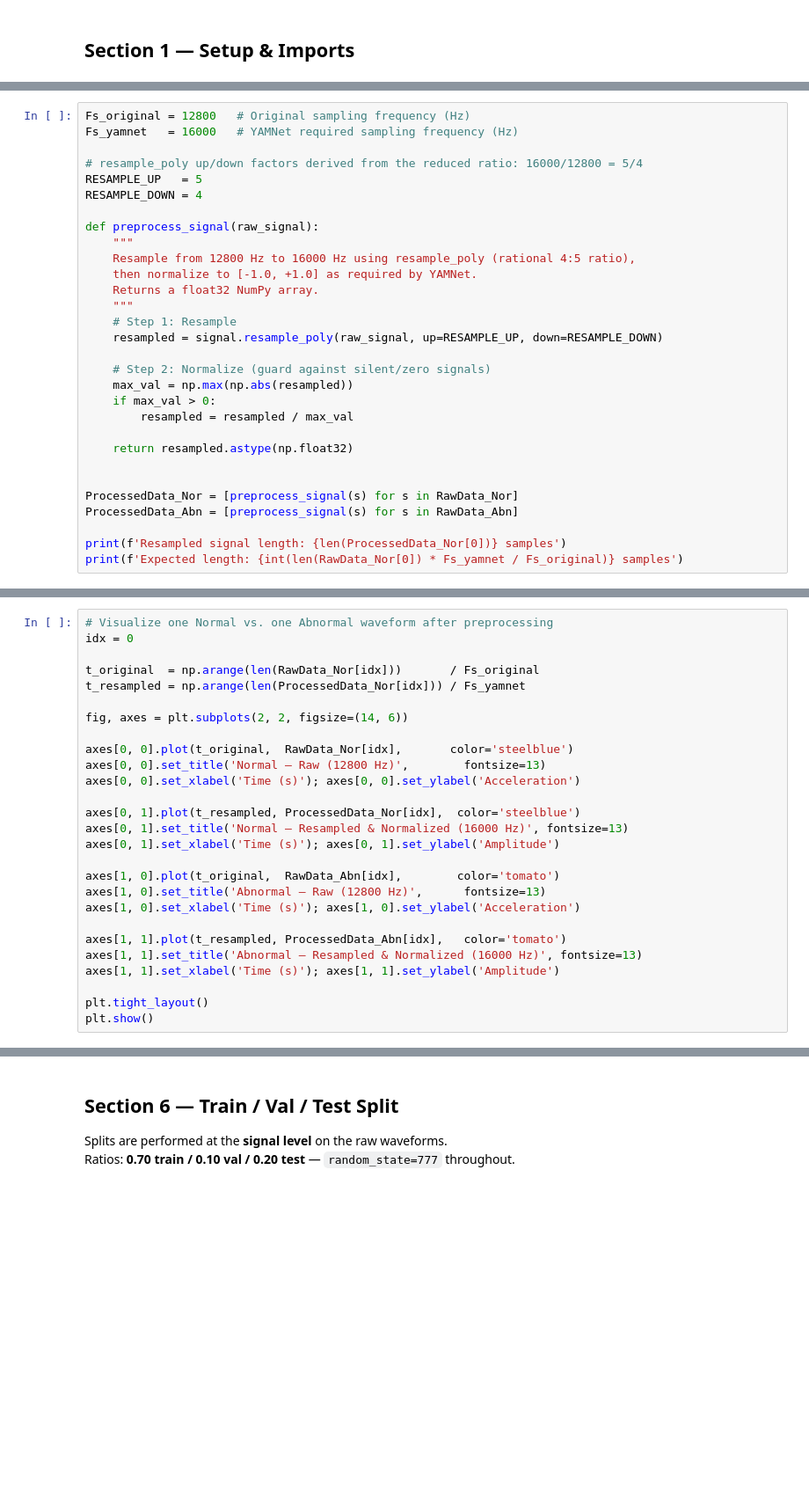
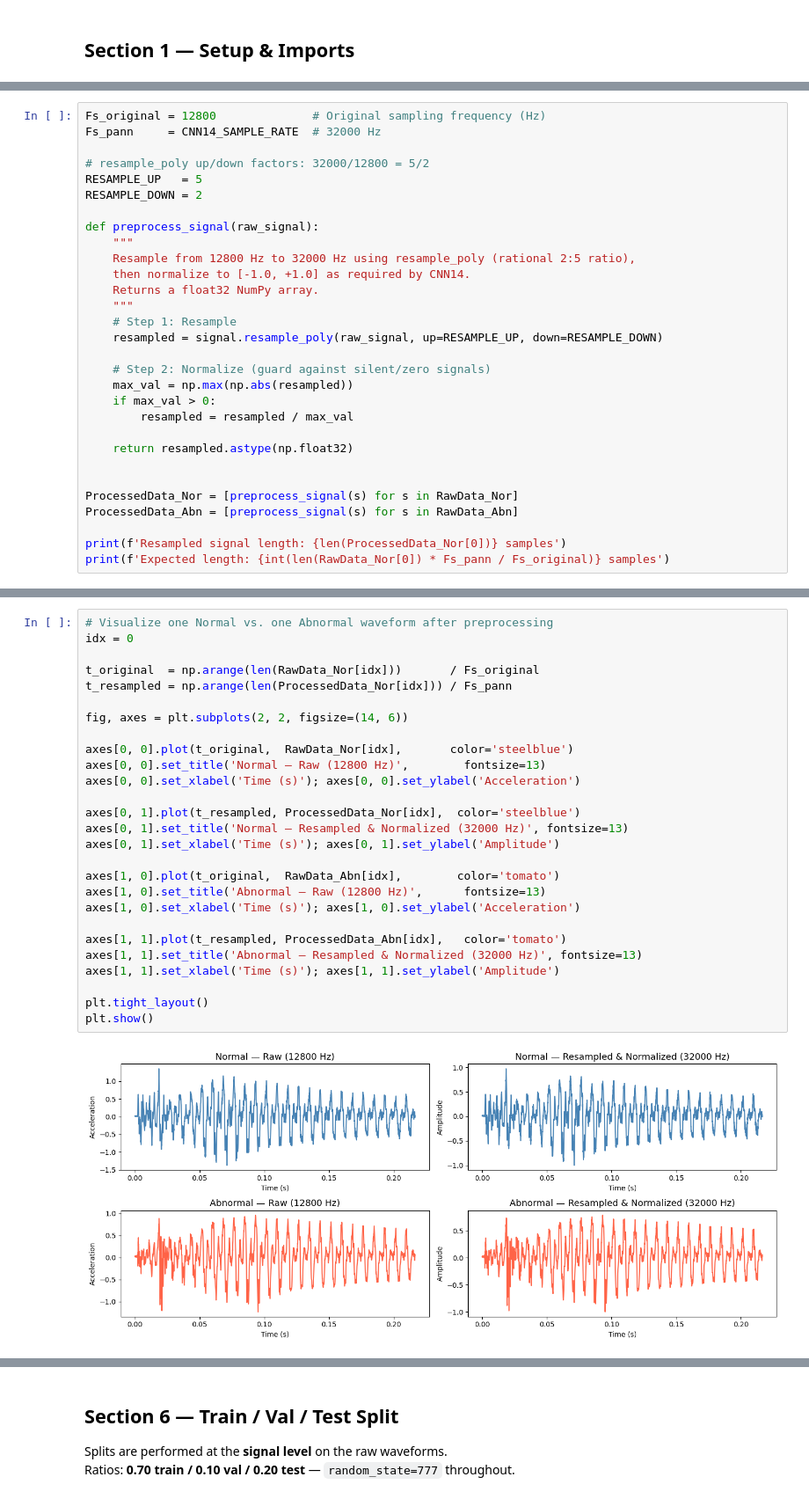
Before and after one commit to purduelamm/purdue_me597_iiot, a Jupyter notebook: ml_tutorial/ML9/ML9_Code1.ipynb, the cells around one changed output, grey strips where cells are left out. Shown at 88% size. Saved outputs shown, nothing was run; the diff lists cells and outputs as text; blank space fills up the shorter version.

```diff
--- a/ml_tutorial/ML9/ML9_Code1.ipynb
+++ b/ml_tutorial/ML9/ML9_Code1.ipynb
@@ -87,15 +207,15 @@ Two steps are required before passing signals to YAMNet:
 # %%
-Fs_original = 12800   # Original sampling frequency (Hz)
-Fs_yamnet   = 16000   # YAMNet required sampling frequency (Hz)
+Fs_original = 12800              # Original sampling frequency (Hz)
+Fs_pann     = CNN14_SAMPLE_RATE  # 32000 Hz
 
-# resample_poly up/down factors derived from the reduced ratio: 16000/12800 = 5/4
+# resample_poly up/down factors: 32000/12800 = 5/2
 RESAMPLE_UP   = 5
-RESAMPLE_DOWN = 4
+RESAMPLE_DOWN = 2
 
 def preprocess_signal(raw_signal):
     """
-    Resample from 12800 Hz to 16000 Hz using resample_poly (rational 4:5 ratio),
-    then normalize to [-1.0, +1.0] as required by YAMNet.
+    Resample from 12800 Hz to 32000 Hz using resample_poly (rational 2:5 ratio),
+    then normalize to [-1.0, +1.0] as required by CNN14.
     Returns a float32 NumPy array.
     """
     # Step 1: Resample
@@ -113,4 +233,4 @@ ProcessedData_Nor = [preprocess_signal(s) for s in RawData_Nor]
 ProcessedData_Abn = [preprocess_signal(s) for s in RawData_Abn]
 
 print(f'Resampled signal length: {len(ProcessedData_Nor[0])} samples')
-print(f'Expected length: {int(len(RawData_Nor[0]) * Fs_yamnet / Fs_original)} samples')
+print(f'Expected length: {int(len(RawData_Nor[0]) * Fs_pann / Fs_original)} samples')
@@ -117,30 +240,32 @@ print(f'Expected length: {int(len(RawData_Nor[0]) * Fs_yamnet / Fs_original)} sa
 # %%
 # Visualize one Normal vs. one Abnormal waveform after preprocessing
 idx = 0
 
 t_original  = np.arange(len(RawData_Nor[idx]))       / Fs_original
-t_resampled = np.arange(len(ProcessedData_Nor[idx])) / Fs_yamnet
+t_resampled = np.arange(len(ProcessedData_Nor[idx])) / Fs_pann
 
 fig, axes = plt.subplots(2, 2, figsize=(14, 6))
 
 axes[0, 0].plot(t_original,  RawData_Nor[idx],       color='steelblue')
 axes[0, 0].set_title('Normal — Raw (12800 Hz)',        fontsize=13)
 axes[0, 0].set_xlabel('Time (s)'); axes[0, 0].set_ylabel('Acceleration')
 
 axes[0, 1].plot(t_resampled, ProcessedData_Nor[idx],  color='steelblue')
-axes[0, 1].set_title('Normal — Resampled & Normalized (16000 Hz)', fontsize=13)
+axes[0, 1].set_title('Normal — Resampled & Normalized (32000 Hz)', fontsize=13)
 axes[0, 1].set_xlabel('Time (s)'); axes[0, 1].set_ylabel('Amplitude')
 
 axes[1, 0].plot(t_original,  RawData_Abn[idx],        color='tomato')
 axes[1, 0].set_title('Abnormal — Raw (12800 Hz)',      fontsize=13)
 axes[1, 0].set_xlabel('Time (s)'); axes[1, 0].set_ylabel('Acceleration')
 
 axes[1, 1].plot(t_resampled, ProcessedData_Abn[idx],   color='tomato')
-axes[1, 1].set_title('Abnormal — Resampled & Normalized (16000 Hz)', fontsize=13)
+axes[1, 1].set_title('Abnormal — Resampled & Normalized (32000 Hz)', fontsize=13)
 axes[1, 1].set_xlabel('Time (s)'); axes[1, 1].set_ylabel('Amplitude')
 
 plt.tight_layout()
 plt.show()
+# %% [output]
+[figure, added]
 # %% [markdown]
 ## Section 5 — Combine Waveforms and Assign Labels
 
```
Also changed, not shown: parts of 34 cells of this notebook, 4 other files.
